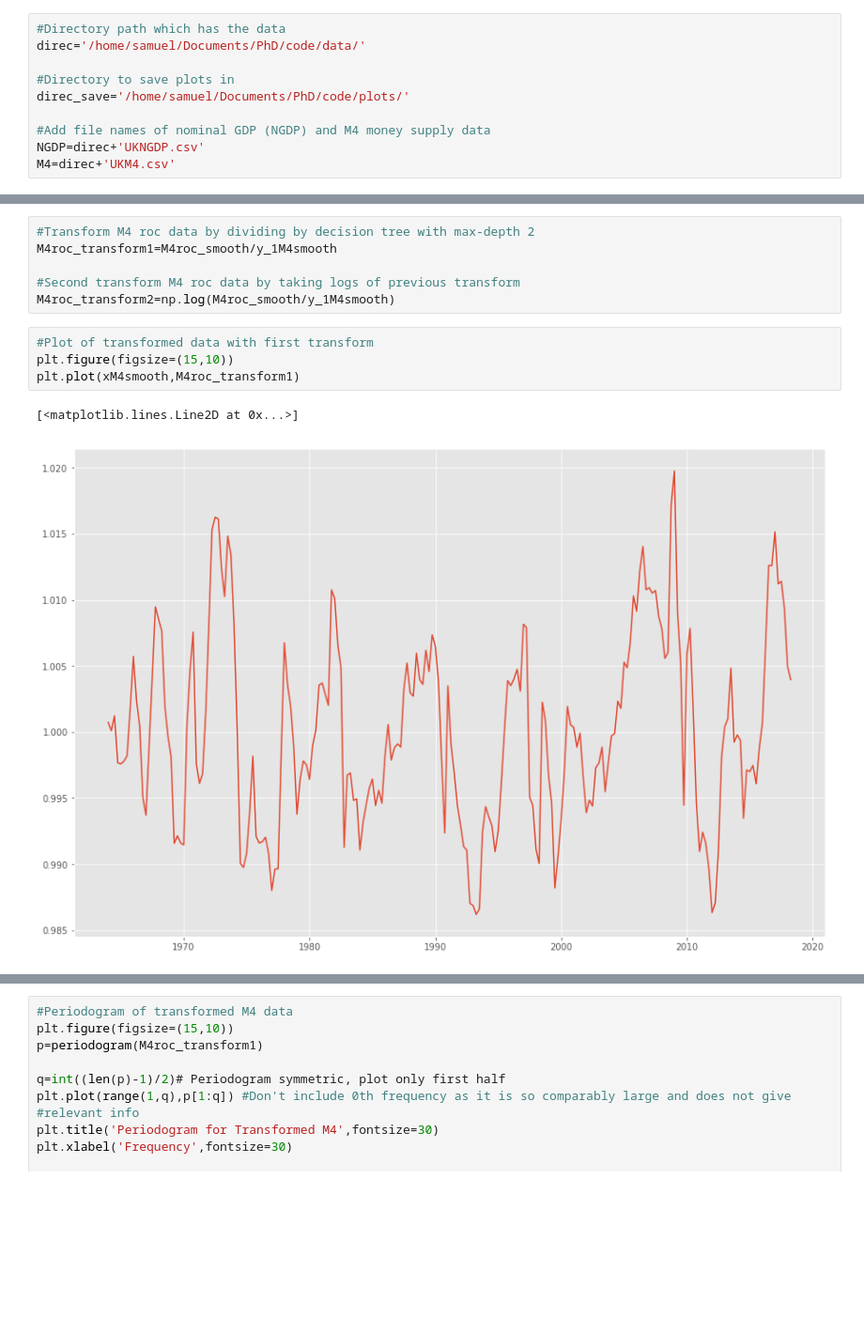
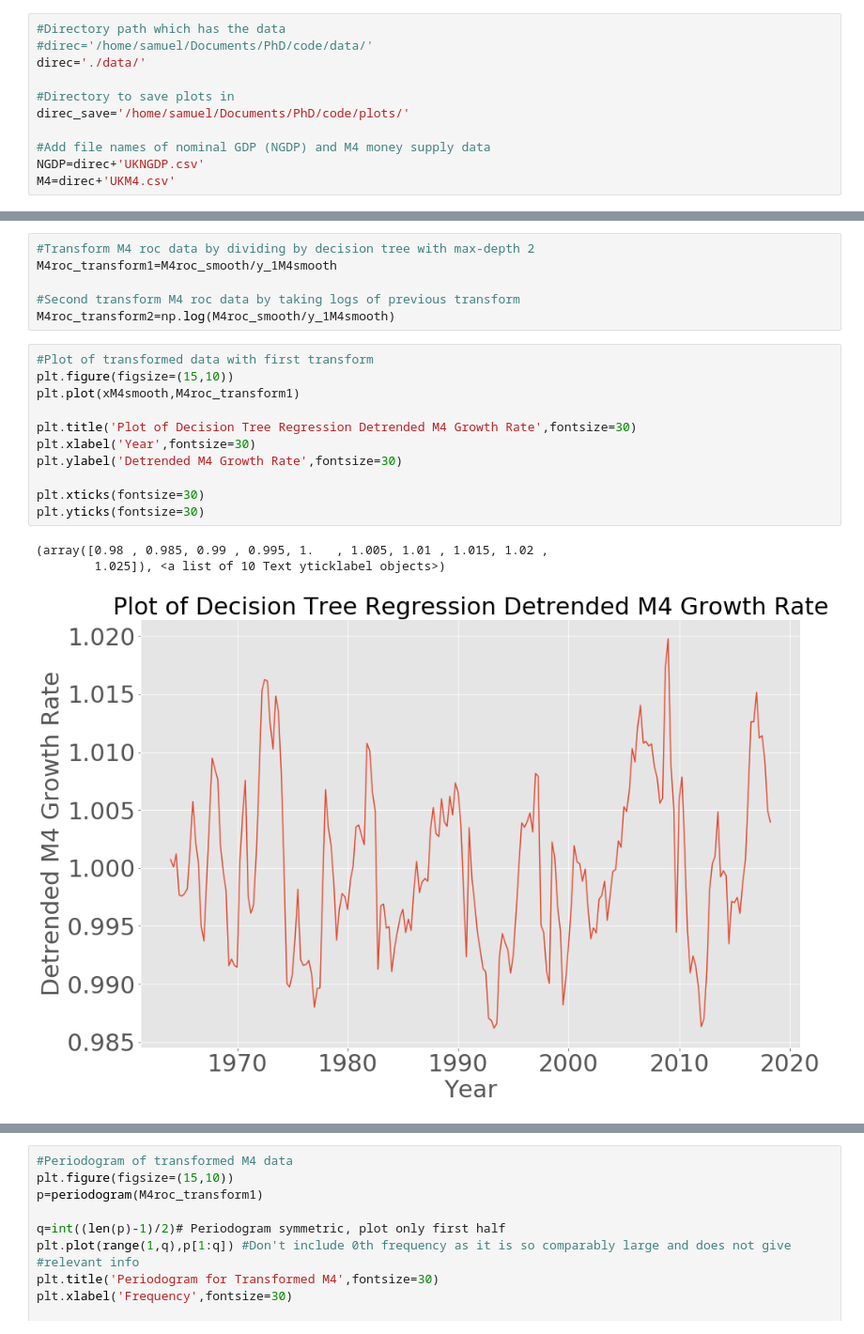
Before and after one commit to sgrosskinsky/IM903, a Jupyter notebook: Periodicity_transform.ipynb, the cells around one changed output, grey strips where cells are left out. Shown at 94% size. Drawn from its saved outputs; the diff is of its cells as text; blank space fills up the shorter version.

```diff
--- a/Periodicity_transform.ipynb
+++ b/Periodicity_transform.ipynb
@@ -7,7 +30,8 @@ from functions import *
 %matplotlib inline
 # %%
 #Directory path which has the data
-direc='/home/samuel/Documents/PhD/code/data/'
+#direc='/home/samuel/Documents/PhD/code/data/'
+direc='./data/'
 
 #Directory to save plots in
 direc_save='/home/samuel/Documents/PhD/code/plots/'
@@ -371,7 +453,15 @@ M4roc_transform2=np.log(M4roc_smooth/y_1M4smooth)
 # %%
 #Plot of transformed data with first transform
 plt.figure(figsize=(15,10))
 plt.plot(xM4smooth,M4roc_transform1)
+
+plt.title('Plot of Decision Tree Regression Detrended M4 Growth Rate',fontsize=30)
+plt.xlabel('Year',fontsize=30)
+plt.ylabel('Detrended M4 Growth Rate',fontsize=30)
+
+plt.xticks(fontsize=30)
+plt.yticks(fontsize=30)
 # %% [output]
-[<matplotlib.lines.Line2D at 0x...>]
+(array([0.98 , 0.985, 0.99 , 0.995, 1.   , 1.005, 1.01 , 1.015, 1.02 ,
+        1.025]), <a list of 10 Text yticklabel objects>)
-[figure, old version]
+[figure, new version]
```
Also changed, not shown: parts of 47 cells of this notebook, 3 other files.
